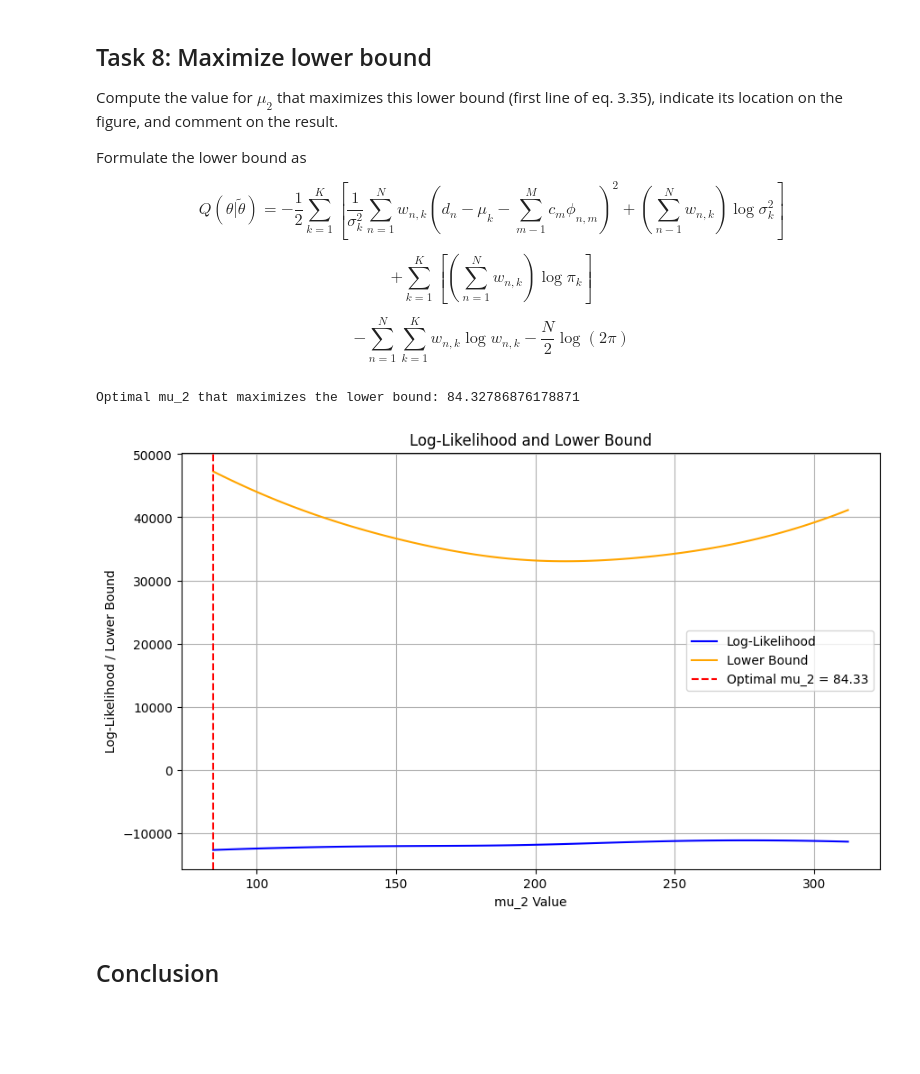
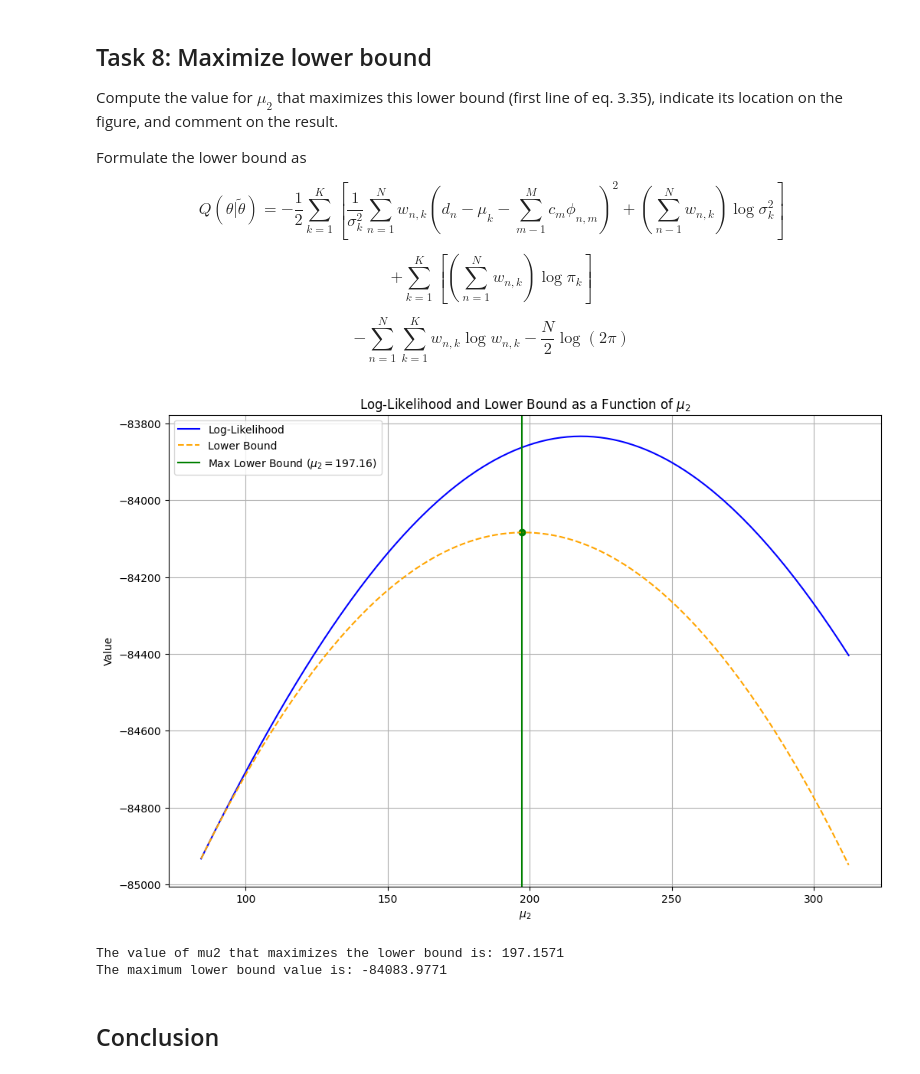
Before and after one commit to aliciags/medical-image-analysis-dtu, a Jupyter notebook: w8/Ex5_student1.ipynb, the cells around one changed output. Saved outputs shown, nothing was run; the diff lists cells and outputs as text; code cells hidden in the pictures; blank space fills up the shorter version.

```diff
--- a/w8/Ex5_student1.ipynb
+++ b/w8/Ex5_student1.ipynb
@@ -466,64 +441,32 @@ $$ + \sum^K_{k=1} [(\sum^N_{n=1} w_{n,k}) \log \pi_k] $$
 
 $$ - \sum^N_{n=1} \sum^K_{k=1} w_{n,k} \log w_{n,k} - \frac{N}{2} \log (2\pi) $$
 # %%
-# Define a function to compute the lower bound Q(theta|theta_tilde)
-def compute_lower_bound(data, means, variances, weights, responsibilities):
-    N = len(data)
-    K = len(means)
-    M = len(weights)
-    Q = 0
+# Locate the mu2 that maximizes the lower bound
+max_lb_index = np.argmax(lower_bounds_mu2)
+optimal_mu2 = mu2_range[max_lb_index]
+max_lower_bound = lower_bounds_mu2[max_lb_index]
 
-    for k in range(K):
-        # Part of the Q function based on variances and responsibilities
-        Q += np.sum(responsibilities[:, k] * (data - means[k])**2) / (2 * variances[k])
-        Q += np.sum(responsibilities[:, k] * np.log(variances[k])) / 2
-        Q += np.sum(responsibilities[:, k] * np.log(weights[k]))
+# Plotting Tasks 6-8
+plt.figure(figsize=(12, 8))
+plt.plot(mu2_range, log_likelihoods_mu2, label="Log-Likelihood", color='blue')
+plt.plot(mu2_range, lower_bounds_mu2, label="Lower Bound", color='orange', linestyle='--')
+plt.axvline(x=optimal_mu2, color='green', linestyle='-', label=f"Max Lower Bound ($\\mu_2={optimal_mu2:.2f}$)")
+plt.scatter(optimal_mu2, max_lower_bound, color='green')  # Highlight the point
 
-    Q -= np.sum(responsibilities * np.log(responsibilities))
-    Q -= N * np.log(np.sqrt(2 * np.pi))
-    return Q
-
-# Vary mu_2 and compute log-likelihood and lower bound
-mu_2_values = np.linspace(means[0], means[2], 100)  # Vary mu_2 between mu_1 and mu_3 in 100 steps
-log_likelihoods = []
-lower_bounds = []
-
-for mu_2_value in mu_2_values:
-    means[1] = mu_2_value  # Update mu_2
-
-    # Compute responsibilities for the new mu_2
-    log_likelihood, responsibilities = compute_log_likelihood(data_no_background, means, variances, weights)
-    log_likelihoods.append(log_likelihood)
-
-    # Compute the lower bound
-    lower_bound = compute_lower_bound(data_no_background, means, variances, weights, responsibilities)
-    lower_bounds.append(lower_bound)
-
-# Find the mu_2 that maximizes the lower bound
-max_lower_bound_index = np.argmax(lower_bounds)
-optimal_mu_2 = mu_2_values[max_lower_bound_index]
-print(f"Optimal mu_2 that maximizes the lower bound: {optimal_mu_2}")
-
-# Plot the results
-plt.figure(figsize=(10, 6))
-
-# Plot log-likelihood
-plt.plot(mu_2_values, log_likelihoods, label='Log-Likelihood', color='blue')
-
-# Plot lower bound
-plt.plot(mu_2_values, lower_bounds, label='Lower Bound', color='orange')
-
-# Mark the optimal mu_2
-plt.axvline(x=optimal_mu_2, color='red', linestyle='--', label=f'Optimal mu_2 = {optimal_mu_2:.2f}')
-
-plt.title("Log-Likelihood and Lower Bound")
-plt.xlabel("mu_2 Value")
-plt.ylabel("Log-Likelihood / Lower Bound")
+# Labels and Title
+plt.title("Log-Likelihood and Lower Bound as a Function of $\\mu_2$")
+plt.xlabel("$\\mu_2$")
+plt.ylabel("Value")
 plt.legend()
 plt.grid(True)
 plt.show()
+
+# Print the optimal mu2
+print(f"The value of mu2 that maximizes the lower bound is: {optimal_mu2:.4f}")
+print(f"The maximum lower bound value is: {max_lower_bound:.4f}")
 # %% [output]
+[figure, new version]
-Optimal mu_2 that maximizes the lower bound: 84.32786876178871
+The value of mu2 that maximizes the lower bound is: 197.1571
+The maximum lower bound value is: -84083.9771
-[figure, old version]
 # %% [markdown]
 ## Conclusion
```
Also changed, not shown: parts of 10 cells of this notebook.
